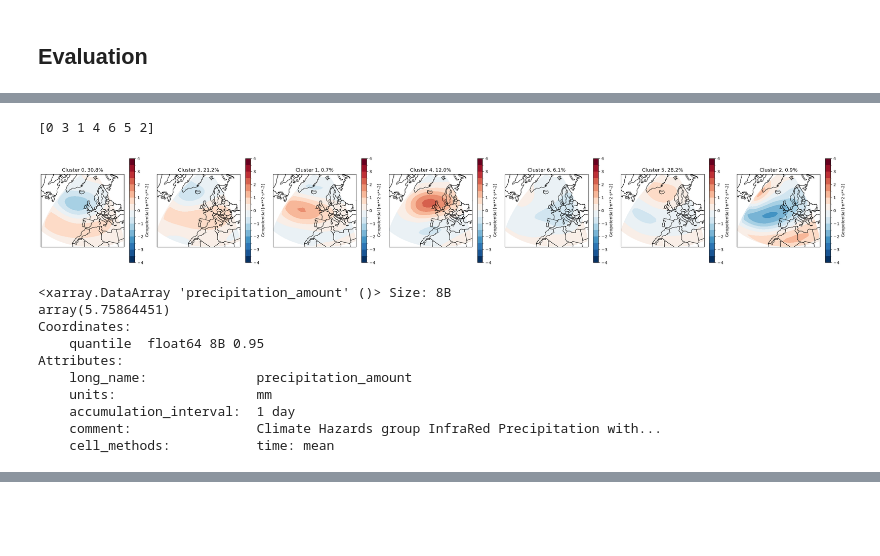
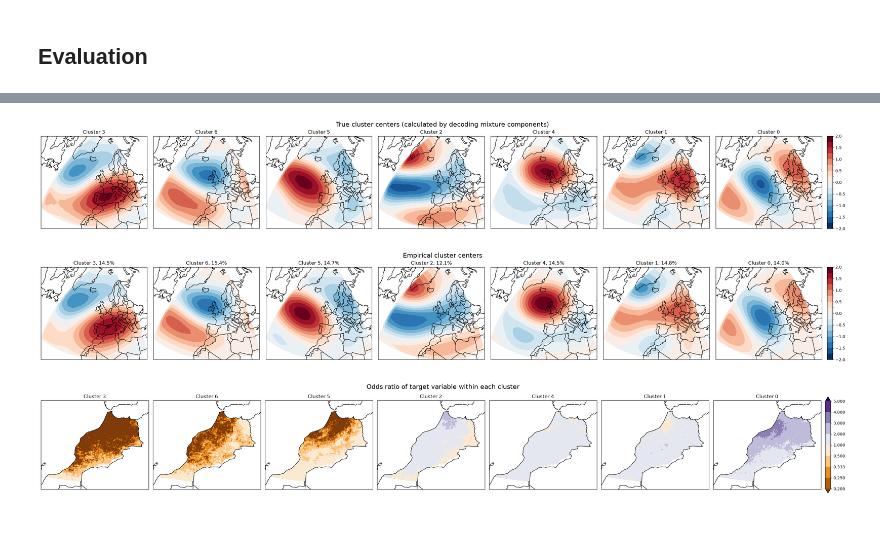
Before and after one commit to EmmaScharfmann/CodeForEarth, a Jupyter notebook: experiments/cmmvae.ipynb, the cells around one changed output, grey strips where cells are left out. Drawn from its saved outputs; the diff is of its cells as text; code cells hidden in the pictures.

Commit message:
First clean version of evaluation plots

```diff
--- a/experiments/cmmvae.ipynb
+++ b/experiments/cmmvae.ipynb
@@ -154,6 +154,5 @@ precip = utils.preprocess_dataset(filename ='data/CHIRPS_morocco_1980_2022.nc',
                               normalization = False,
                               rolling_window = 3)
 precip = precip.where(precip['time.year'] <= 2022, drop=True)
-precip_spatial_mean = precip.mean(dim=['latitude', 'longitude'])
-precip_95th_percentile = precip_spatial_mean.quantile(0.95, dim='time')
+precip_95th_percentile = precip.quantile(0.95, dim='time')
 precip_above_95th = 1. * (precip > precip_95th_percentile)
@@ -162,3 +158,0 @@ precip_above_95th = 1. * (precip > precip_95th_percentile)
-# %%
-run_id = 0
-vae.initialize_weights_from(filepath + f"final_weights_{vae.cfg.cluster_number}_{run_id}.weights.h5")
@@ -181,28 +158,0 @@ cluster_centers_empirical = z500_with_label.groupby("label").mean()
-# %%
-# Reorder clusters by mean precip for plotting
-precip_spatial_mean_with_label = precip_spatial_mean.assign_coords(label=("time", cluster_label))
-mean_precip_by_label = precip_spatial_mean_with_label.groupby("label").mean()
-label_reordering = mean_precip_by_label.argsort().values
-print(label_reordering)
-# %% [output]
-[0 3 1 4 6 5 2]
-# %%
-utils.plot_cluster_centers(cluster_centers_empirical,
-                           z500_with_label.label.values,
-                           label_reordering,
-                           levels=np.arange(-4.,4.1,0.5))
-# %% [output]
-[figure, removed]
-# %%
-precip_95th_percentile
-# %% [output]
-<xarray.DataArray 'precipitation_amount' ()> Size: 8B
-array(5.75864451)
-Coordinates:
-    quantile  float64 8B 0.95
-Attributes:
-    long_name:              precipitation_amount
-    units:                  mm
-    accumulation_interval:  1 day
-    comment:                Climate Hazards group InfraRed Precipitation with...
-    cell_methods:           time: mean
@@ -210,0 +159,7 @@ precip_above_95th_composite = precip_above_95th.assign_coords(label=("time", clu
+# %%
+def make_plots(run_id):
+    vae.initialize_weights_from(filepath + f"final_weights_{vae.cfg.cluster_number}_{run_id}.weights.h5")
+    eval_plots.plot_reordered_centers_and_odds_ratio(vae, z500, precip_above_95th)
+# %%
+make_plots(0)
+# %% [output]
@@ -211,2 +169,5 @@ precip_above_95th_composite = precip_above_95th.assign_coords(label=("time", clu
+[figure, added]
+[figure, added]
+[figure, added]
 # %% [markdown]
 #
```
Also changed, not shown: parts of 12 cells of this notebook, 4 other files.
